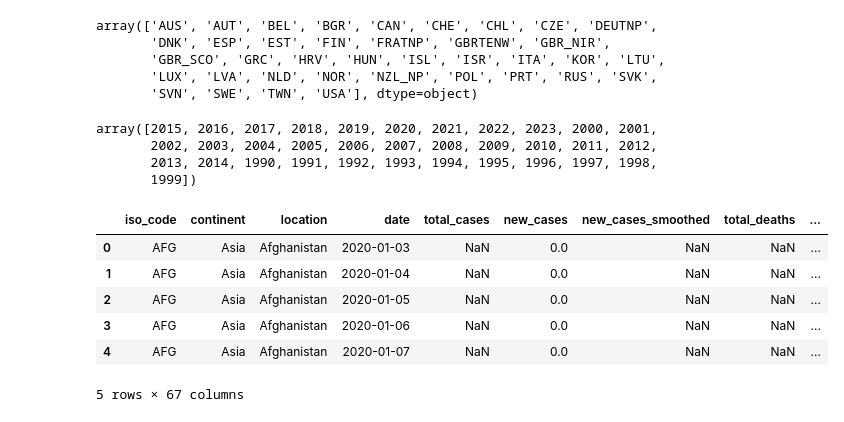
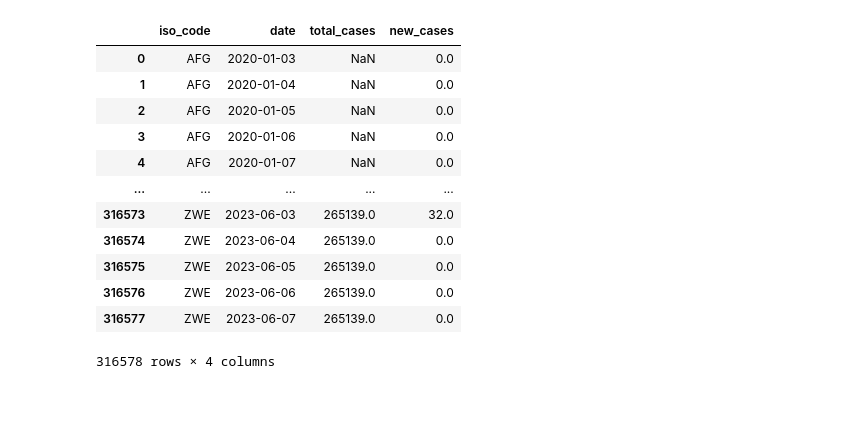
Before and after one commit to Anandraj-S/excess-death-analysis, a Jupyter notebook: excess_deaths.ipynb, the cells around one changed output. Cells and saved outputs as stored; diff of their text form; code cells hidden in the pictures.

Commit message:
update excess_deaths

```diff
--- a/excess_deaths.ipynb
+++ b/excess_deaths.ipynb
@@ -11,2 +14,5 @@ Mounted at /content/drive
 # %%
-mortality_df = pd.read_excel('/content/drive/MyDrive/Data/stmf.xlsx')
+# Load the dataset
+
+mortality_data = pd.read_excel('/content/drive/MyDrive/Data/stmf.xlsx')
+covid_cases_data = pd.read_csv('/content/drive/MyDrive/Data/owid-covid-cases.csv')
@@ -13 +51,8 @@ mortality_df = pd.read_excel('/content/drive/MyDrive/Data/stmf.xlsx')
+# %%
+# Filter the Dataset
+
+mortality_df = mortality_data.drop(columns=['D0_14', 'D15_64', 'D65_74',
+       'D75_84', 'D85p', 'R0_14', 'R15_64', 'R65_74', 'R75_84',
+       'R85p', 'Split', 'SplitSex', 'Forecast'], axis=1)
+covid_cases_df = covid_cases_data[['iso_code', 'date', 'total_cases', 'new_cases']]
 # %%
@@ -39,27 +74,16 @@ mortality_df
-# %%
-mortality_df['CountryCode'].unique()
-# %% [output]
-array(['AUS', 'AUT', 'BEL', 'BGR', 'CAN', 'CHE', 'CHL', 'CZE', 'DEUTNP',
-       'DNK', 'ESP', 'EST', 'FIN', 'FRATNP', 'GBRTENW', 'GBR_NIR',
-       'GBR_SCO', 'GRC', 'HRV', 'HUN', 'ISL', 'ISR', 'ITA', 'KOR', 'LTU',
-       'LUX', 'LVA', 'NLD', 'NOR', 'NZL_NP', 'POL', 'PRT', 'RUS', 'SVK',
-       'SVN', 'SWE', 'TWN', 'USA'], dtype=object)
-# %%
-mortality_df['Year'].unique()
-# %% [output]
-array([2015, 2016, 2017, 2018, 2019, 2020, 2021, 2022, 2023, 2000, 2001,
-       2002, 2003, 2004, 2005, 2006, 2007, 2008, 2009, 2010, 2011, 2012,
-       2013, 2014, 1990, 1991, 1992, 1993, 1994, 1995, 1996, 1997, 1998,
-       1999])
-# %%
-covid_cases_df = pd.read_csv('/content/drive/MyDrive/Data/owid-covid-cases.csv')
 # %%
-covid_cases_df.head()
+covid_cases_df
 # %% [output]
-|  | iso_code | continent | location | date | total_cases | new_cases | new_cases_smoothed | total_deaths | ... |
-| 0 | AFG | Asia | Afghanistan | 2020-01-03 | NaN | 0.0 | NaN | NaN | ... |
-| 1 | AFG | Asia | Afghanistan | 2020-01-04 | NaN | 0.0 | NaN | NaN | ... |
-| 2 | AFG | Asia | Afghanistan | 2020-01-05 | NaN | 0.0 | NaN | NaN | ... |
-| 3 | AFG | Asia | Afghanistan | 2020-01-06 | NaN | 0.0 | NaN | NaN | ... |
-| 4 | AFG | Asia | Afghanistan | 2020-01-07 | NaN | 0.0 | NaN | NaN | ... |
+|  | iso_code | date | total_cases | new_cases |
+| 0 | AFG | 2020-01-03 | NaN | 0.0 |
+| 1 | AFG | 2020-01-04 | NaN | 0.0 |
+| 2 | AFG | 2020-01-05 | NaN | 0.0 |
+| 3 | AFG | 2020-01-06 | NaN | 0.0 |
+| 4 | AFG | 2020-01-07 | NaN | 0.0 |
+| ... | ... | ... | ... | ... |
+| 316573 | ZWE | 2023-06-03 | 265139.0 | 32.0 |
+| 316574 | ZWE | 2023-06-04 | 265139.0 | 0.0 |
+| 316575 | ZWE | 2023-06-05 | 265139.0 | 0.0 |
+| 316576 | ZWE | 2023-06-06 | 265139.0 | 0.0 |
+| 316577 | ZWE | 2023-06-07 | 265139.0 | 0.0 |
-5 rows × 67 columns
+316578 rows × 4 columns
```
Also changed, not shown: parts of 17 cells of this notebook.
